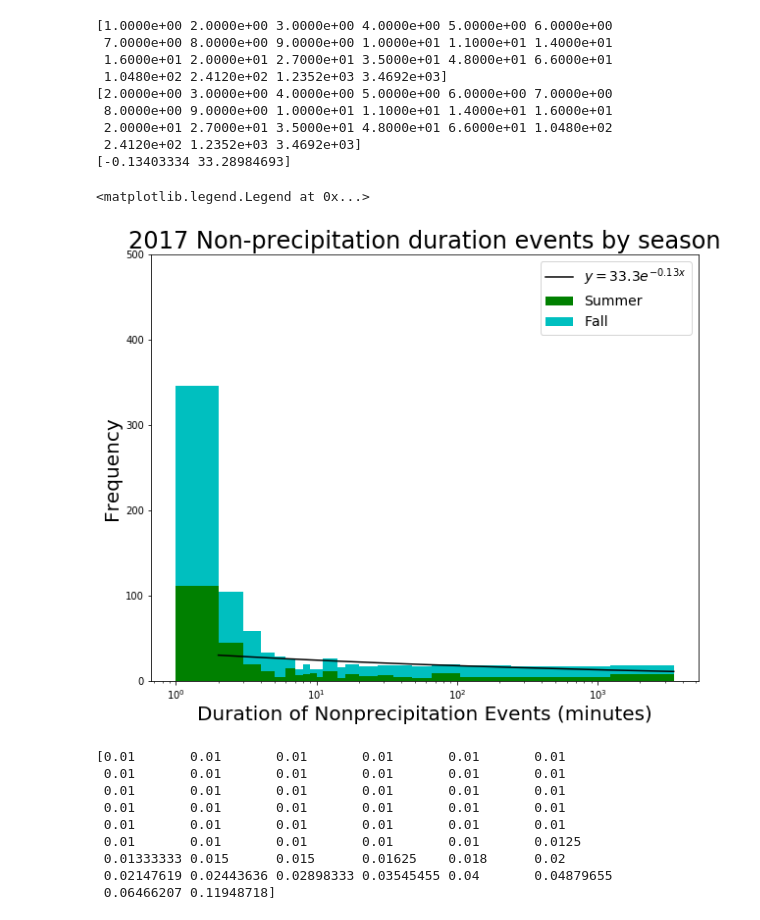
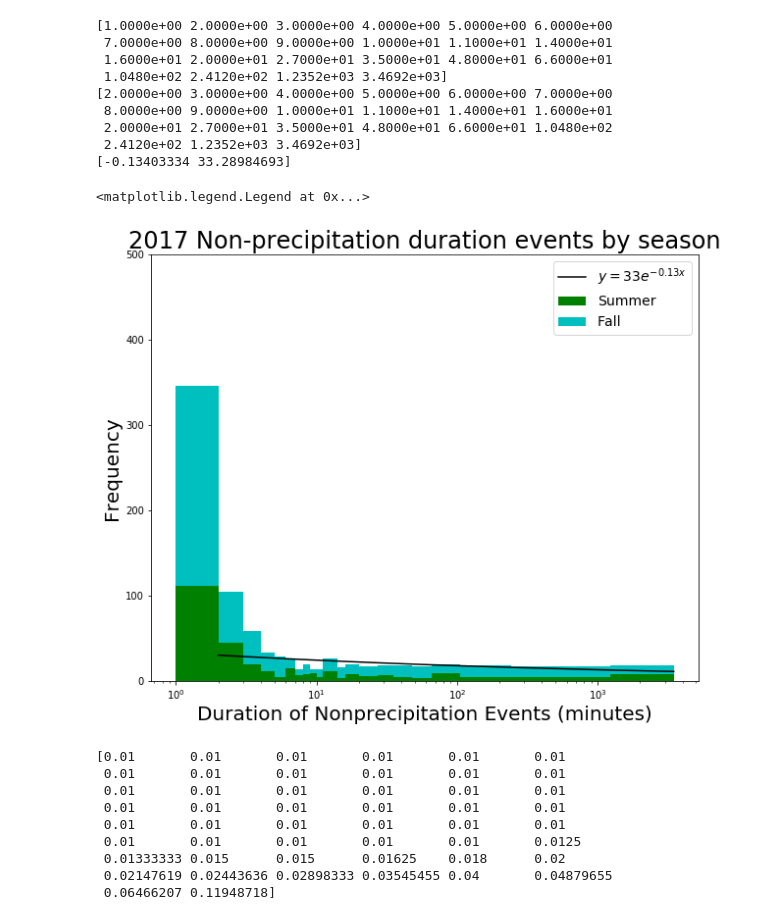
Before and after one commit to zhangt3-e/senior_thesis, a Jupyter notebook: Code/intensity_and_non_precip.ipynb, the cells around one changed output. Cells and saved outputs as stored; diff of their text form; code cells hidden in the pictures.

```diff
--- a/Code/intensity_and_non_precip.ipynb
+++ b/Code/intensity_and_non_precip.ipynb
@@ -98,23 +98,23 @@ print(nonprecip_17)
 # %%
 plt.figure(figsize = (10,8))
 plt.hist([ Su_nonprecip17,Fnonprecip17], bins =nonpre_perc17, range= (nonpre_perc17.min,nonpre_perc17.max), color = ['g','c'], stacked =True)
 plt.xlabel('Duration of Nonprecipitation Events (minutes)', fontsize = 20)
 plt.xscale('log')
 plt.ylim(0,500)
 #plt.yscale('log')
 plt.ylabel('Frequency', fontsize = 20)
 plt.title('2017 Non-precipitation duration events by season', fontsize = 24)
 #plt.figtext(0.5, 0.5, 'Total Winter Precipitation: ' + str(round(Wtotalprep,2)) + ' mm', fontsize = 14)
 #plt.figtext(0.5, 0.475, 'Total Spring Precipitation: ' + str(round(Sp_totalprep,2)) + ' mm', fontsize = 14)
 #plt.figtext(0.9, 0.45, 'Total Summer Precipitation: ' + str(round(Su_totalprep17)) + ' mm', fontsize = 14, ha = 'right')
 #plt.figtext(0.9, 0.425, 'Total Fall Precipitation: ' + str(round(Ftotalprep17)) + ' mm', fontsize = 14, ha = 'right')
 #plt.figtext(0.9, 0.4, 'Total 2017 Precipitation: ' + str(round(totalprep17)) + ' mm', fontsize = 14,ha='right')
 plt.plot(non_perc_17, nonprecip_17[1]*np.exp(np.log(non_perc_17)*nonprecip_17[0]), color = 'k' )
-plt.legend(labels = ['$y = 33.3 e^{-0.13x}$', 'Summer', 'Fall'], fontsize = 14)
+plt.legend(labels = ['$y = 33 e^{-0.13x}$', 'Summer', 'Fall'], fontsize = 14)
 #plt.figtext(0.3, 0.6, 'Exponential fit equation between 2 minutes to 42 minutes: $ y = e^{5.74}*e^{-0.54x}$' )
 # %% [output]
 <matplotlib.legend.Legend at 0x...>
-[figure, old version]
+[figure, new version]
 # %%
 countAll_17 = 0
 for i in range(0,20000):
```
Also changed, not shown: parts of 1 cell of this notebook, 5 other files.
